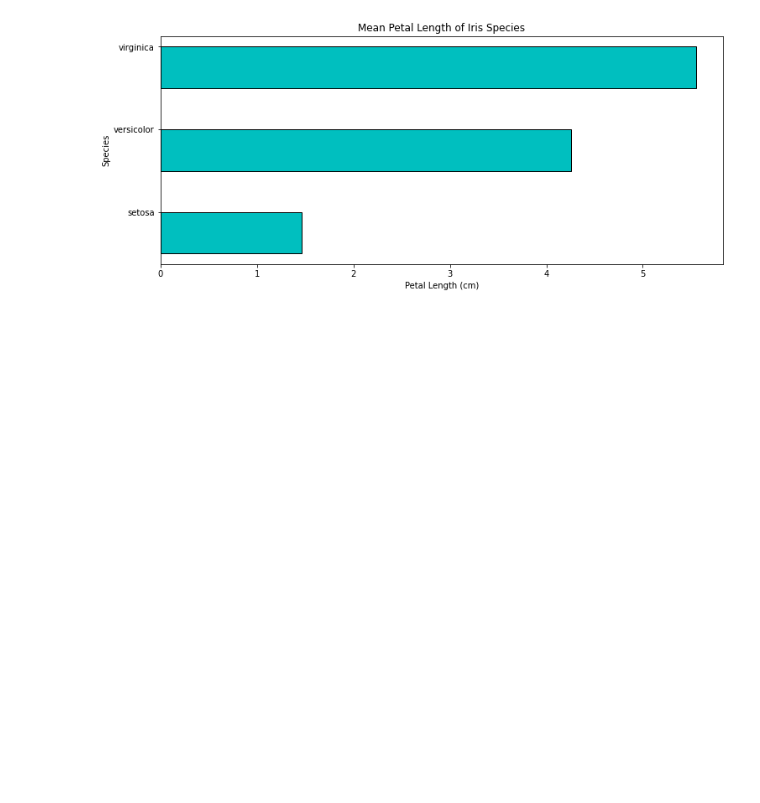
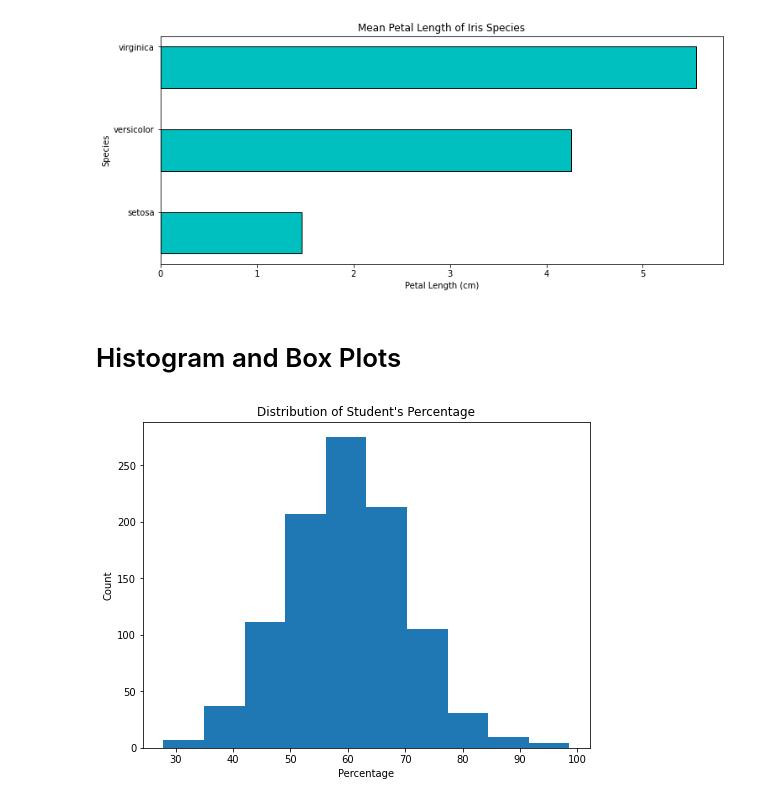
Before and after one commit to vvtrip/ml_manifestations, a Jupyter notebook: 7_tools/9_matplotlib.ipynb, the cells around one changed output. Saved outputs shown, nothing was run; the diff lists cells and outputs as text; code cells hidden in the pictures; blank space fills up the shorter version.

```diff
--- a/7_tools/9_matplotlib.ipynb
+++ b/7_tools/9_matplotlib.ipynb
@@ -577,3 +577,25 @@ test_hbarplot_of_iris_petal_length()
 [figure]
 [figure]
 [figure]
+# %% [markdown]
+# Histogram and Box Plots
+# %%
+# Histogram
+
+# Histogram is used to visualize the spread of data of a distribution.
+# hist function is used to plot a histogram.
+
+# The below example simulates 1000 percentage values from a normal distribution with mean 60 and standard deviation 10.
+# Then the histogram of percentage values is plotted.
+
+import numpy as np
+np.random.seed(100)
+x = 60 + 10*np.random.randn(1000)
+fig = plt.figure(figsize=(8,6))
+ax = fig.add_subplot(111)
+ax.set(title="Distribution of Student's Percentage",
+      ylabel='Count', xlabel='Percentage')
+ax.hist(x)
+plt.show()
+# %% [output]
+[figure, added]
```
Also changed, not shown: parts of 5 cells of this notebook.
